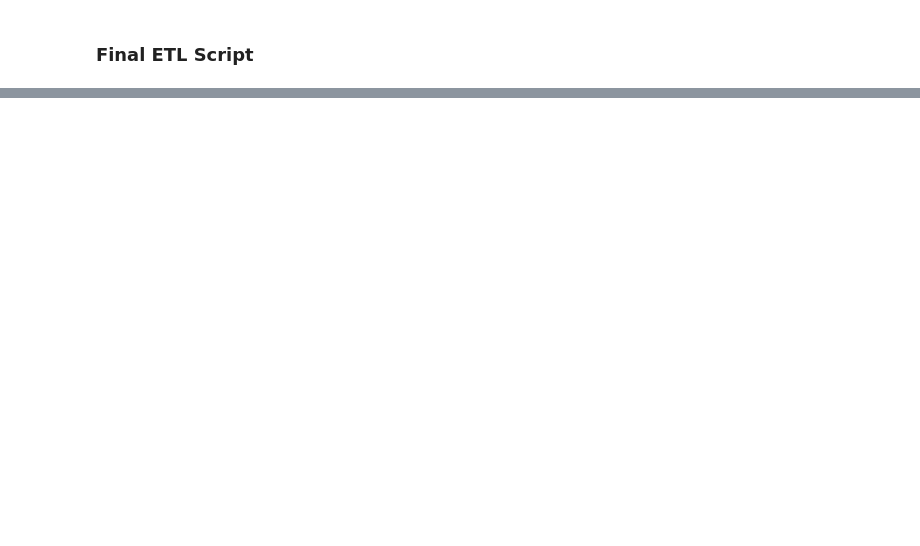
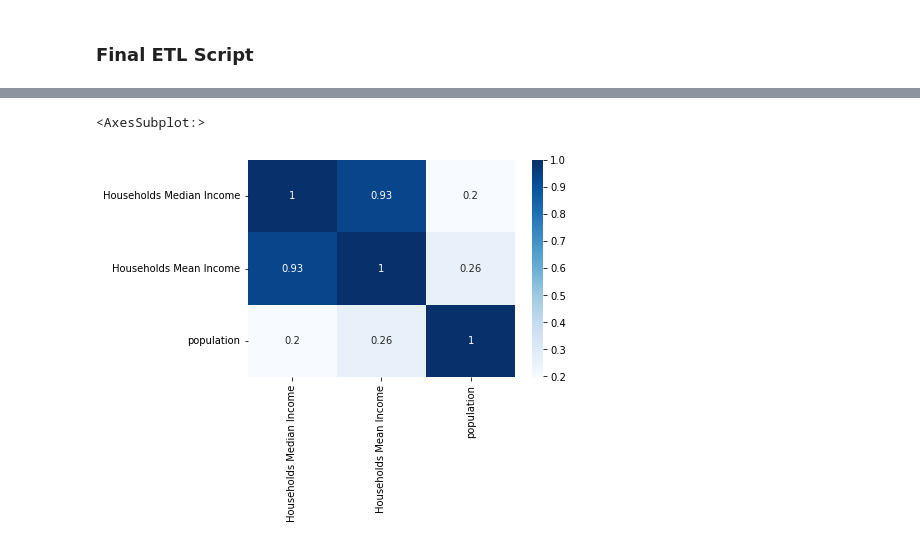
Before and after one commit to nomanarshad94/made-project-ws24, a Jupyter notebook: project/data_exploration.ipynb, the cells around one changed output, grey strips where cells are left out. Saved outputs shown, nothing was run; the diff lists cells and outputs as text; code cells hidden in the pictures; blank space fills up the shorter version.

```diff
--- a/project/data_exploration.ipynb
+++ b/project/data_exploration.ipynb
@@ -544,0 +1148,13 @@ See the caveats in the documentation: https://pandas.pydata.org/pandas-docs/stab
+# %%
+corr_columns= ['Households Median Income',
+       'Households Mean Income',
+       'Valuation ($B)', 'Industry','city','population']
+# %%
+transformed_df_less_cols = transformed_df[corr_columns]
+# %%
+import seaborn as sb
+corr = transformed_df_less_cols.corr()
+sb.heatmap(corr, cmap="Blues", annot=True)
+# %% [output]
+<AxesSubplot:>
+[figure, added]
```
Also changed, not shown: parts of 50 cells of this notebook, 5 other files.
